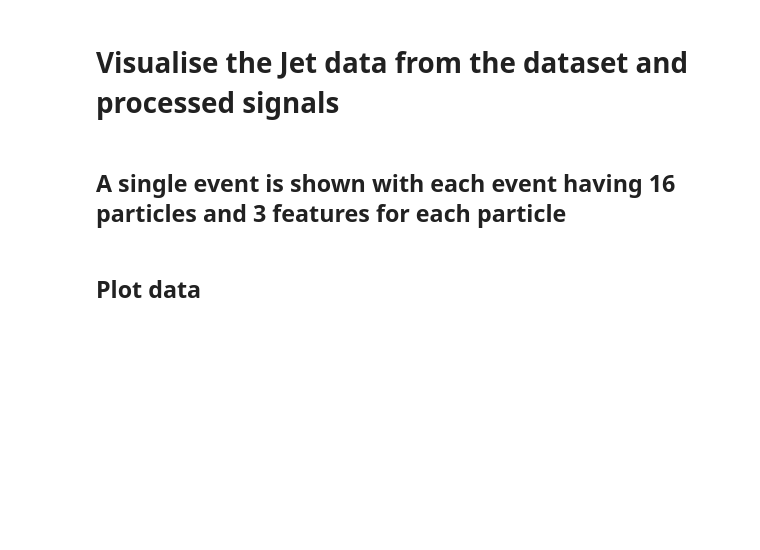
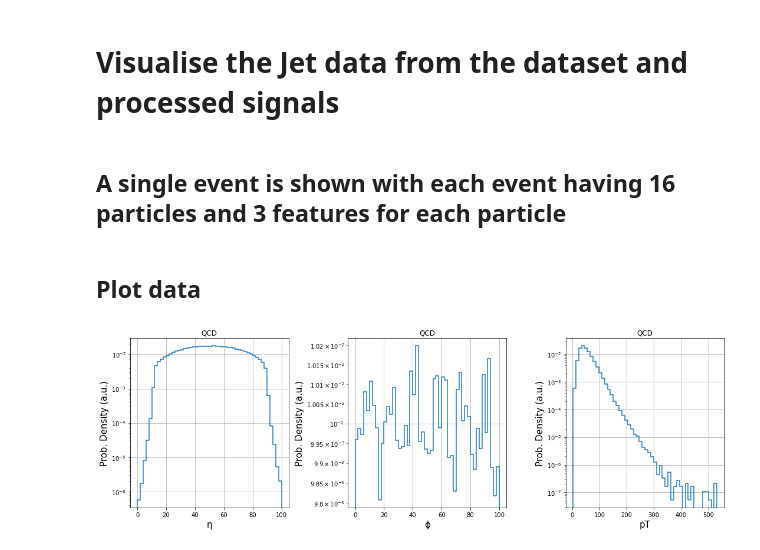
Before and after one commit to muHashh/CERN-Anomaly-Detection, a Jupyter notebook: src/plots/visualise_data.ipynb, the cells around one changed output. Cells and saved outputs as stored; diff of their text form; code cells hidden in the pictures; blank space fills up the shorter version.

```diff
--- a/src/plots/visualise_data.ipynb
+++ b/src/plots/visualise_data.ipynb
@@ -30,12 +30,14 @@ def plot_data(ax, title, feature_index, feature_column, input_featurenames):
 # %%
 fig, axs = plt.subplots(1,3, figsize=(15,5))
 for f in dataset_loc:
-    data = h5py.File(f, 'r')["predicted_QCD"][()]
+    data = h5py.File(f, 'r')["x_test"][()]
     for i in range(len(features)):
         plot_data(axs[i], "QCD", i, data[:,:,i], features)
 
 fig.tight_layout()
 plt.show()
+# %% [output]
+[figure, added]
 # %%
 fig, axs = plt.subplots(len(signals_loc), len(features), figsize=(17,17))
 for i, f in enumerate(signals_loc):
```
Also changed, not shown: parts of 2 cells of this notebook.
